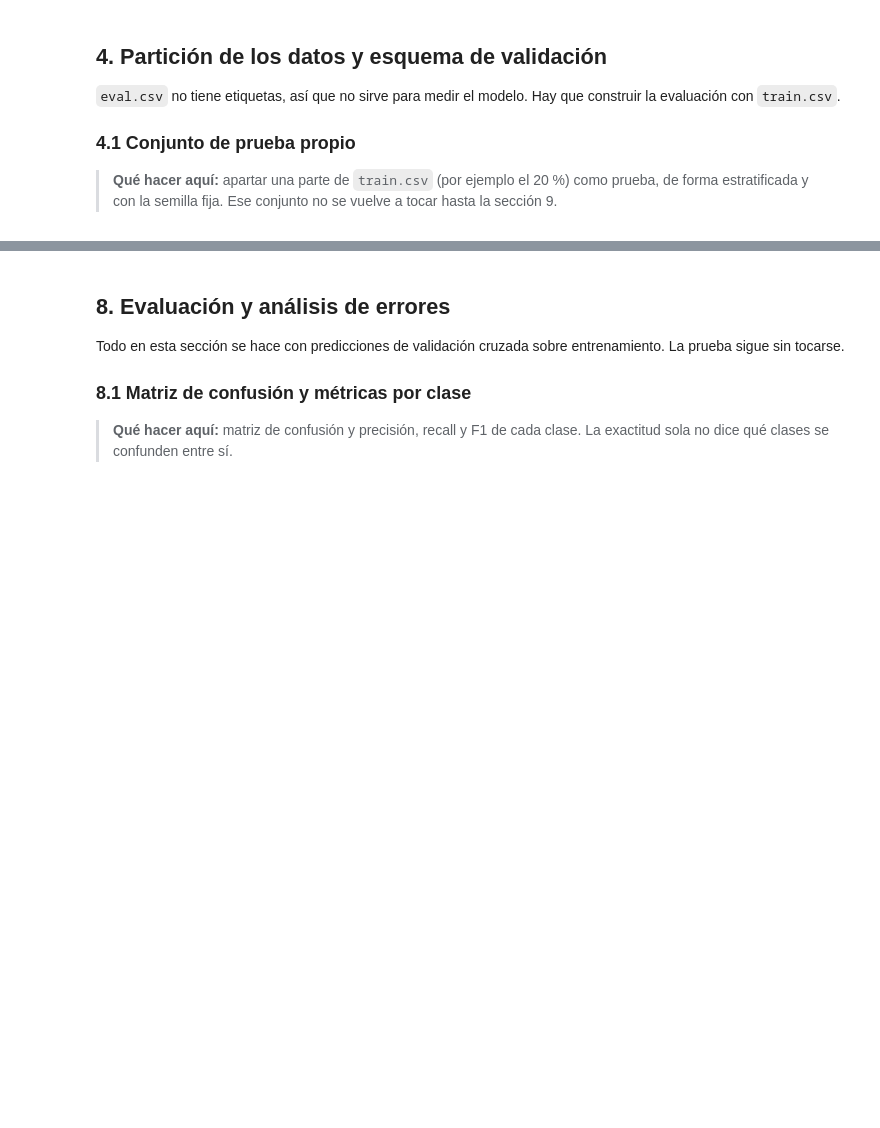
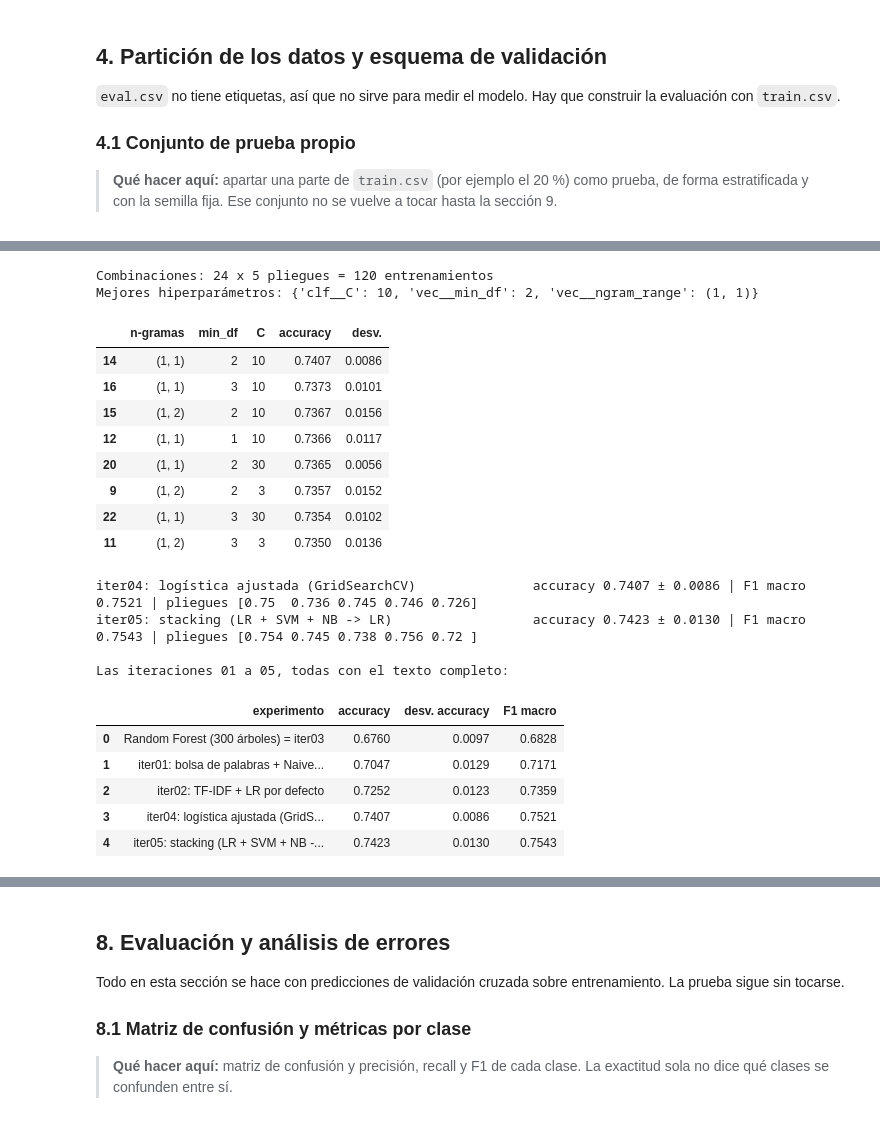
Before and after one commit to Alejob12/proyecto-1-machine-learning, a Jupyter notebook: parte1.ipynb, the cells around one changed output, grey strips where cells are left out. Cells and saved outputs as stored; diff of their text form; code cells hidden in the pictures; blank space fills up the shorter version.

```diff
--- a/parte1.ipynb
+++ b/parte1.ipynb
@@ -549,0 +977,59 @@ En esta sección se recorre el camino visto en clase: de la representación más
+# %%
+# 5.6 a) Iteración 04: búsqueda en malla de la logística (representación + regularización)
+malla = {
+    "vec__ngram_range": [(1, 1), (1, 2)],
+    "vec__min_df": [1, 2, 3],
+    "clf__C": [1, 3, 10, 30],
+}
+busqueda = GridSearchCV(Pipeline([("vec", tfidf()), ("clf", regresion_logistica())]),
+                        malla, cv=CV, scoring="accuracy", n_jobs=-1)
+busqueda.fit(X_ent, y_ent)
+print(f"Combinaciones: {len(busqueda.cv_results_['params'])} x 5 pliegues = "
+      f"{len(busqueda.cv_results_['params']) * 5} entrenamientos")
+print("Mejores hiperparámetros:", busqueda.best_params_)
+
+top = (pd.DataFrame(busqueda.cv_results_)
+       [["param_vec__ngram_range", "param_vec__min_df", "param_clf__C", "mean_test_score", "std_test_score"]]
+       .sort_values("mean_test_score", ascending=False).head(8).round(4)
+       .rename(columns={"param_vec__ngram_range": "n-gramas", "param_vec__min_df": "min_df", "param_clf__C": "C",
+                        "mean_test_score": "accuracy", "std_test_score": "desv."}))
+display(top)
+evaluar("iter04: logística ajustada (GridSearchCV)", clone(busqueda.best_estimator_), "5.6")
+
+# 5.6 b) Iteración 05: stacking de logística + SVM lineal + Naive Bayes, con una logística como metamodelo
+stacking = Pipeline([
+    ("vec", tfidf(sublinear_tf=True, min_df=2)),
+    ("clf", StackingClassifier([("lr", regresion_logistica(10)),
+                                ("svm", LinearSVC(C=0.3, random_state=SEED)),
+                                ("nb", MultinomialNB())],
+                               final_estimator=LogisticRegression(max_iter=3000),
+                               cv=StratifiedKFold(5, shuffle=True, random_state=SEED))),
+])
+evaluar("iter05: stacking (LR + SVM + NB -> LR)", stacking, "5.6")
+
+print("\nLas iteraciones 01 a 05, todas con el texto completo:")
+display(pd.DataFrame([f for f in experimentos if "iter0" in f["experimento"]])
+        [["experimento", "accuracy", "desv. accuracy", "F1 macro"]]
+        .sort_values("experimento").round(4).reset_index(drop=True))
+# %% [output]
+Combinaciones: 24 x 5 pliegues = 120 entrenamientos
+Mejores hiperparámetros: {'clf__C': 10, 'vec__min_df': 2, 'vec__ngram_range': (1, 1)}
+|  | n-gramas | min_df | C | accuracy | desv. |
+| 14 | (1, 1) | 2 | 10 | 0.7407 | 0.0086 |
+| 16 | (1, 1) | 3 | 10 | 0.7373 | 0.0101 |
+| 15 | (1, 2) | 2 | 10 | 0.7367 | 0.0156 |
+| 12 | (1, 1) | 1 | 10 | 0.7366 | 0.0117 |
+| 20 | (1, 1) | 2 | 30 | 0.7365 | 0.0056 |
+| 9 | (1, 2) | 2 | 3 | 0.7357 | 0.0152 |
+| 22 | (1, 1) | 3 | 30 | 0.7354 | 0.0102 |
+| 11 | (1, 2) | 3 | 3 | 0.7350 | 0.0136 |
+iter04: logística ajustada (GridSearchCV)               accuracy 0.7407 ± 0.0086 | F1 macro 0.7521 | pliegues [0.75  0.736 0.745 0.746 0.726]
+iter05: stacking (LR + SVM + NB -> LR)                  accuracy 0.7423 ± 0.0130 | F1 macro 0.7543 | pliegues [0.754 0.745 0.738 0.756 0.72 ]
+
+Las iteraciones 01 a 05, todas con el texto completo:
+|  | experimento | accuracy | desv. accuracy | F1 macro |
+| 0 | Random Forest (300 árboles) = iter03 | 0.6760 | 0.0097 | 0.6828 |
+| 1 | iter01: bolsa de palabras + Naive... | 0.7047 | 0.0129 | 0.7171 |
+| 2 | iter02: TF-IDF + LR por defecto | 0.7252 | 0.0123 | 0.7359 |
+| 3 | iter04: logística ajustada (GridS... | 0.7407 | 0.0086 | 0.7521 |
+| 4 | iter05: stacking (LR + SVM + NB -... | 0.7423 | 0.0130 | 0.7543 |
```
Also changed, not shown: parts of 51 cells of this notebook.
